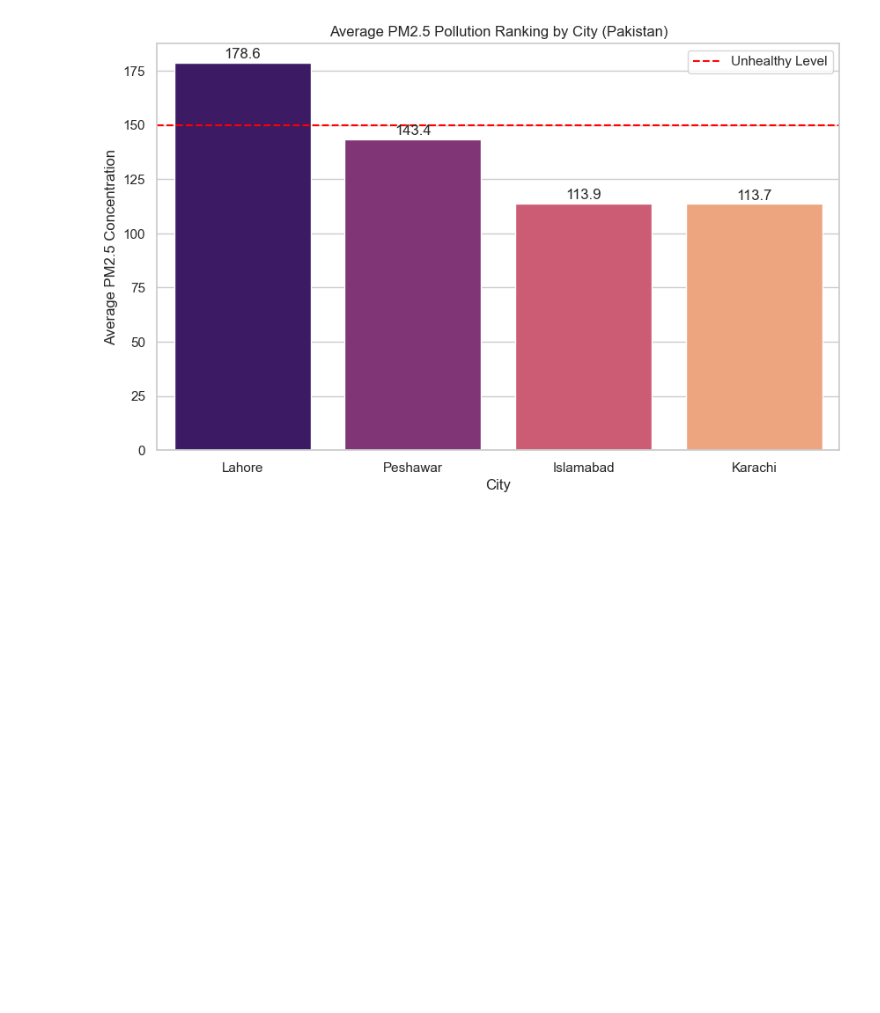
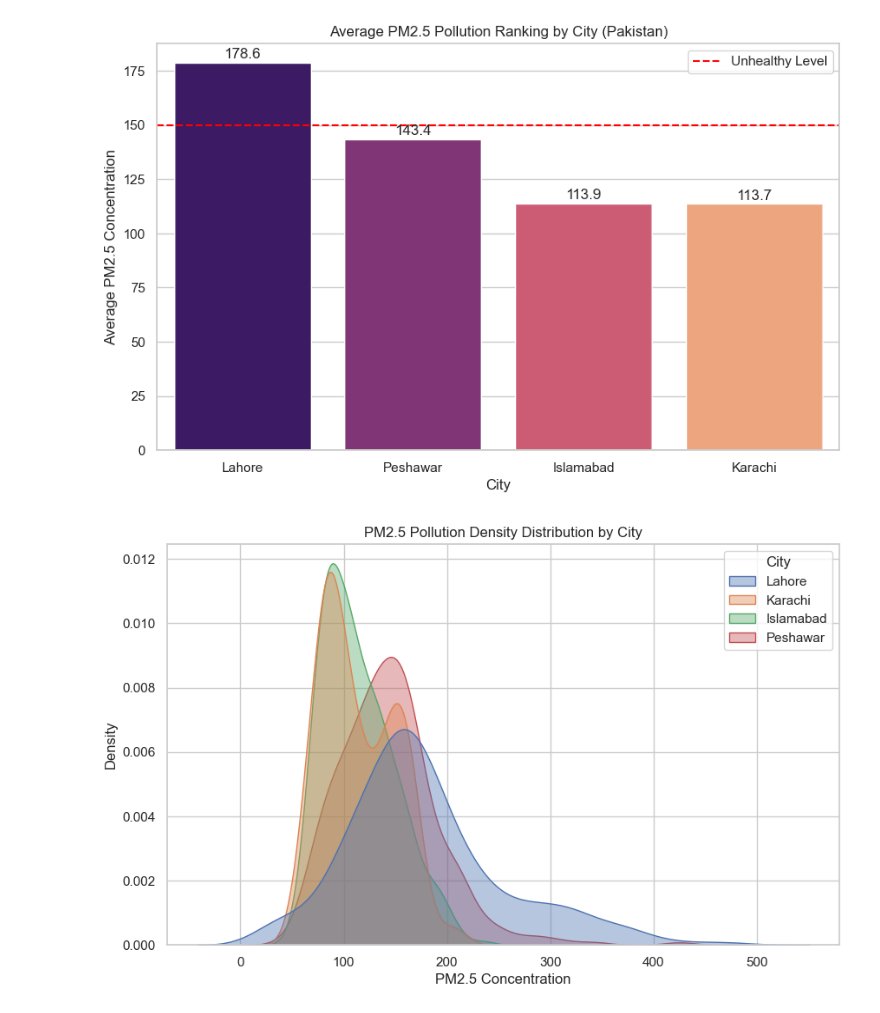
Before and after one commit to Bushra-Baloch/air-quality-prediction-ml-, a Jupyter notebook: air-quality-prediction-ml/notebooks/air_quality_analysis.ipynb, the cells around one changed output. Drawn from its saved outputs; the diff is of its cells as text; code cells hidden in the pictures; blank space fills up the shorter version.

Commit message:
Added advanced visualization: KDE density

```diff
--- a/air-quality-prediction-ml/notebooks/air_quality_analysis.ipynb
+++ b/air-quality-prediction-ml/notebooks/air_quality_analysis.ipynb
@@ -222,3 +222,25 @@ plt.savefig("../images/pollution_city_ranking_advanced.png")
 plt.show()
 # %% [output]
 [figure]
+# %%
+plt.figure(figsize=(10,6))
+sns.set_theme(style="whitegrid")
+
+sns.kdeplot(
+    data=pm25_data,
+    x="Count",
+    hue="City",
+    fill=True,
+    common_norm=False,
+    alpha=0.4
+)
+
+plt.title("PM2.5 Pollution Density Distribution by City")
+plt.xlabel("PM2.5 Concentration")
+plt.ylabel("Density")
+
+plt.savefig("../images/pollution_density_city.png")
+
+plt.show()
+# %% [output]
+[figure, added]
```
Also changed, not shown: 1 other file.
